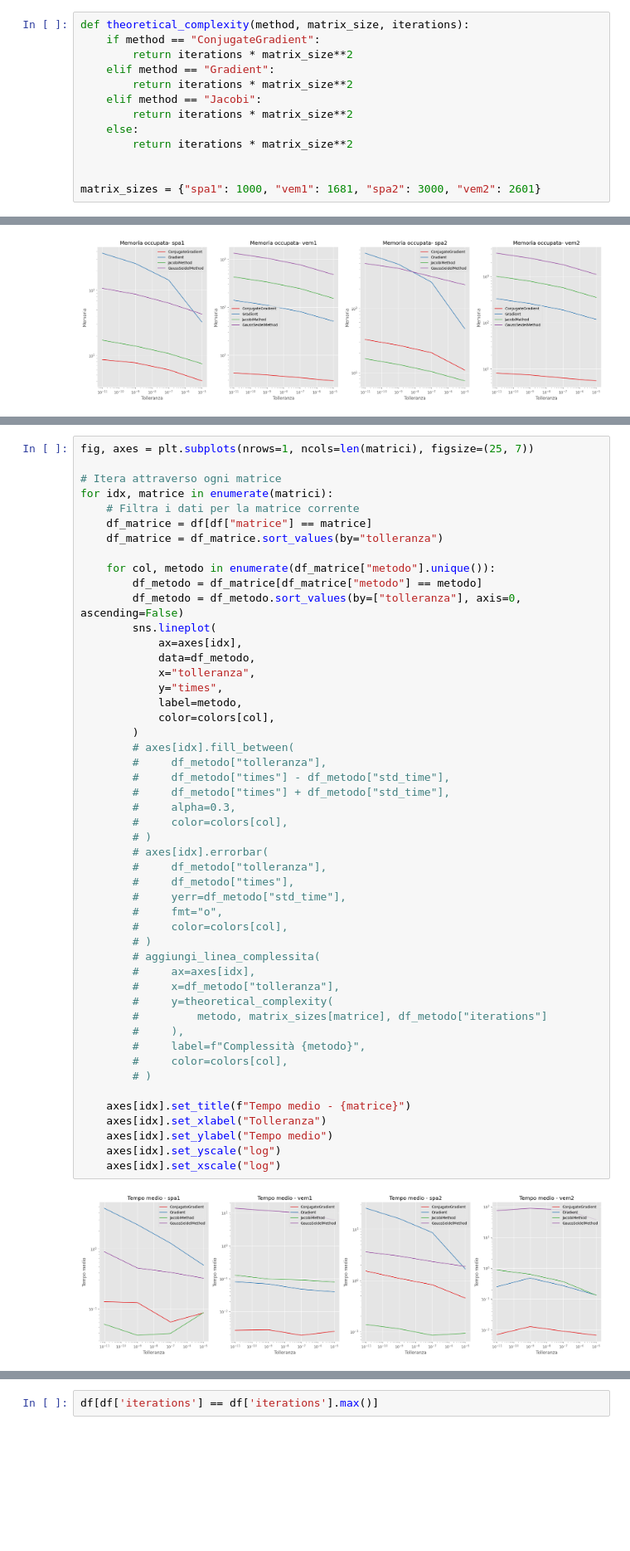
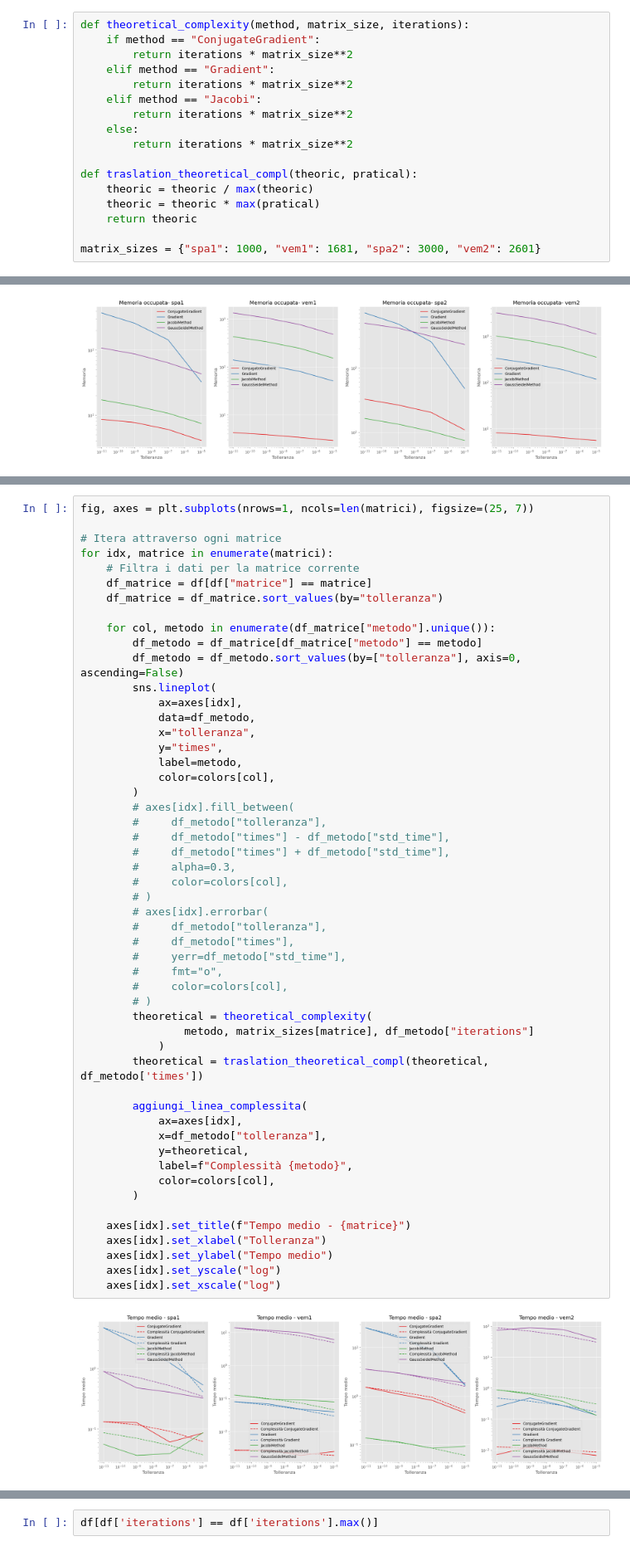
Before and after one commit to TommasoFerrario18/Methods-of-Scientific-Computing, a Jupyter notebook: src/tmp.ipynb, the cells around one changed output, grey strips where cells are left out. Shown: that part at 83% size. Cells and saved outputs as stored; diff of their text form; blank space fills up the shorter version.

```diff
--- a/src/tmp.ipynb
+++ b/src/tmp.ipynb
@@ -154,6 +68,10 @@ def theoretical_complexity(method, matrix_size, iterations):
     else:
         return iterations * matrix_size**2
 
+def traslation_theoretical_compl(theoric, pratical):
+    theoric = theoric / max(theoric)
+    theoric = theoric * max(pratical)
+    return theoric
 
 matrix_sizes = {"spa1": 1000, "vem1": 1681, "spa2": 3000, "vem2": 2601}
 # %%
@@ -207,43 +142,46 @@ for idx, matrice in enumerate(matrici):
         df_metodo = df_metodo.sort_values(by=["tolleranza"], axis=0, ascending=False)
         sns.lineplot(
             ax=axes[idx],
             data=df_metodo,
             x="tolleranza",
             y="times",
             label=metodo,
             color=colors[col],
         )
         # axes[idx].fill_between(
         #     df_metodo["tolleranza"],
         #     df_metodo["times"] - df_metodo["std_time"],
         #     df_metodo["times"] + df_metodo["std_time"],
         #     alpha=0.3,
         #     color=colors[col],
         # )
         # axes[idx].errorbar(
         #     df_metodo["tolleranza"],
         #     df_metodo["times"],
         #     yerr=df_metodo["std_time"],
         #     fmt="o",
         #     color=colors[col],
         # )
-        # aggiungi_linea_complessita(
-        #     ax=axes[idx],
-        #     x=df_metodo["tolleranza"],
-        #     y=theoretical_complexity(
-        #         metodo, matrix_sizes[matrice], df_metodo["iterations"]
-        #     ),
-        #     label=f"Complessità {metodo}",
-        #     color=colors[col],
-        # )
+        theoretical = theoretical_complexity(
+                metodo, matrix_sizes[matrice], df_metodo["iterations"]
+            )
+        theoretical = traslation_theoretical_compl(theoretical, df_metodo['times'])
+
+        aggiungi_linea_complessita(
+            ax=axes[idx],
+            x=df_metodo["tolleranza"],
+            y=theoretical,
+            label=f"Complessità {metodo}",
+            color=colors[col],
+        )
 
     axes[idx].set_title(f"Tempo medio - {matrice}")
     axes[idx].set_xlabel("Tolleranza")
     axes[idx].set_ylabel("Tempo medio")
     axes[idx].set_yscale("log")
     axes[idx].set_xscale("log")
 # %% [output]
-[figure, old version]
+[figure, new version]
 # %%
 fig, axes = plt.subplots(nrows=1, ncols=len(matrici), figsize=(25, 7))
 
```
Also changed, not shown: parts of 3 cells of this notebook, 2 other files.
